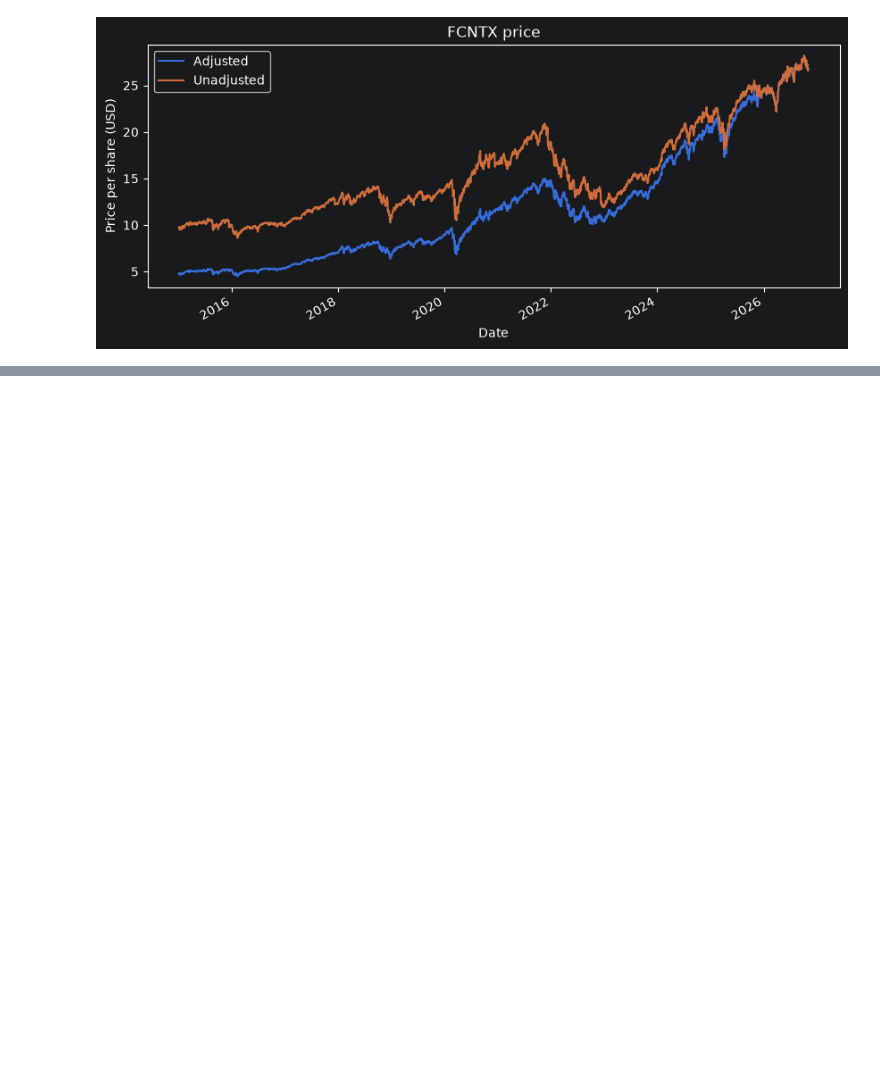
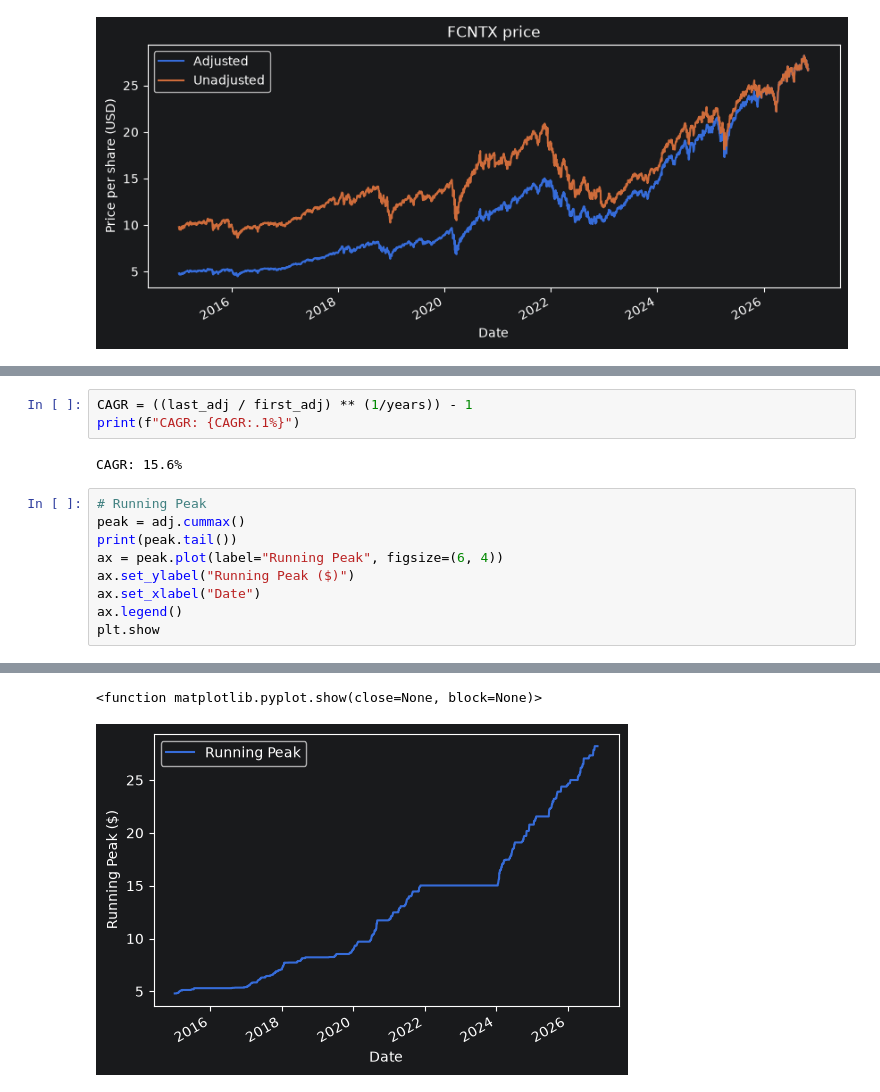
Before and after one commit to Timer-Senarith/fund-risk-analytics, a Jupyter notebook: notebooks/01_explore.ipynb, the cells around one changed output, grey strips where cells are left out. Saved outputs shown, nothing was run; the diff lists cells and outputs as text; blank space fills up the shorter version.

Commit message:
Day 1: explore FCNTX returns, volatility, CAGR and drawdown

```diff
--- a/notebooks/01_explore.ipynb
+++ b/notebooks/01_explore.ipynb
@@ -67,0 +92,15 @@ Raw total return: 173.8%
+# %%
+CAGR = ((last_adj / first_adj) ** (1/years)) - 1
+print(f"CAGR: {CAGR:.1%}")
+# %% [output]
+CAGR: 15.6%
+# %%
+# Running Peak
+peak = adj.cummax()
+print(peak.tail())
+ax = peak.plot(label="Running Peak", figsize=(6, 4))
+ax.set_ylabel("Running Peak ($)")
+ax.set_xlabel("Date")
+ax.legend()
+plt.show
+# %% [output]
@@ -67,0 +114,2 @@ Raw total return: 173.8%
+<function matplotlib.pyplot.show(close=None, block=None)>
+[figure, added]
```
Also changed, not shown: parts of 5 cells of this notebook.
